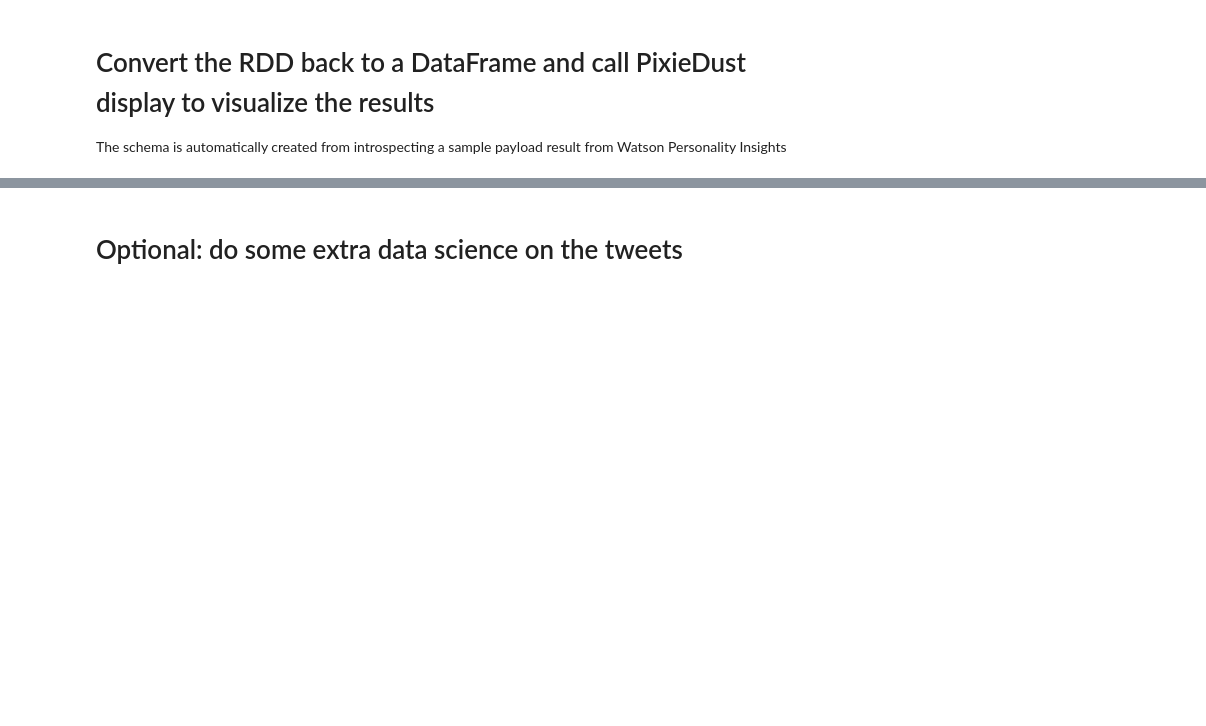
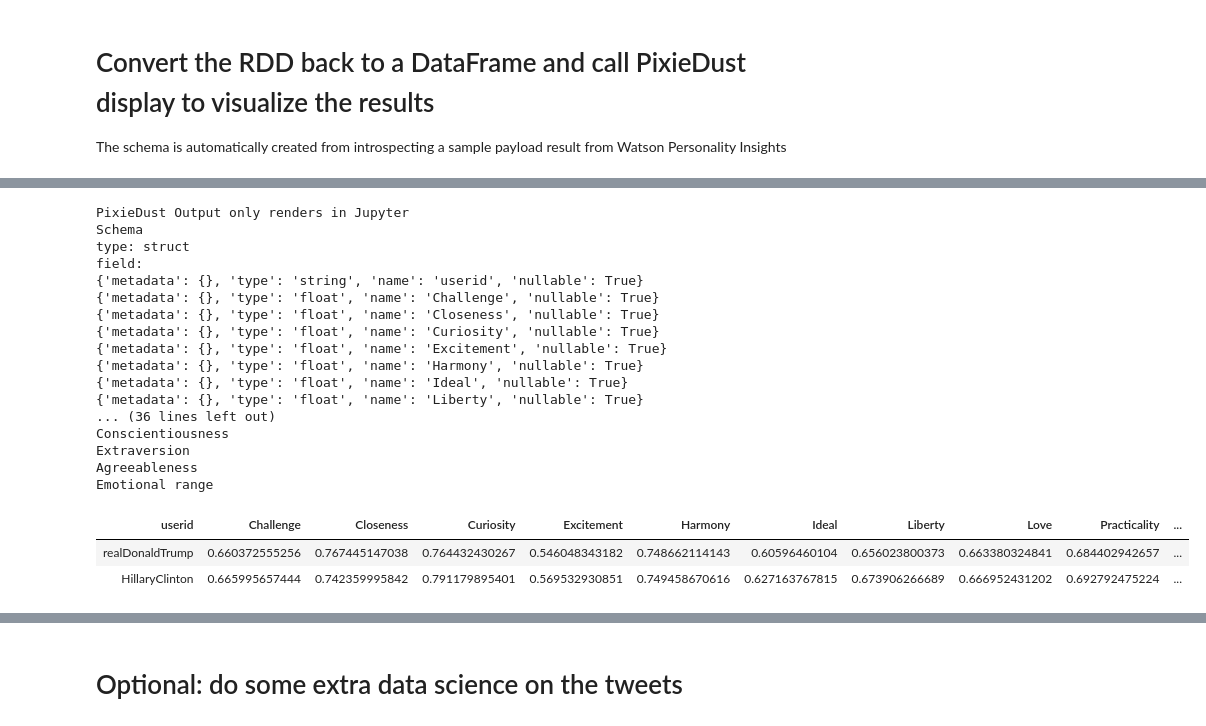
Before and after one commit to ibm-watson-data-lab/spark.samples, a Jupyter notebook: notebook/Twitter Sentiment with Watson TA and PI.ipynb, the cells around one changed output, grey strips where cells are left out. Cells and saved outputs as stored; diff of their text form; code cells hidden in the pictures; blank space fills up the shorter version.

```diff
--- a/notebook/Twitter Sentiment with Watson TA and PI.ipynb
+++ b/notebook/Twitter Sentiment with Watson TA and PI.ipynb
@@ -143,9 +208,9 @@ def getPersonalityInsight(text, schema=False):
 
         if schema:
             return \
-                [StructField("needs_" + t['name'], FloatType()) for t in p["needs"]] + \
-                [StructField("values_" + t['name'], FloatType()) for t in p["values"]] + \
-                [StructField("personality_" + t['name'], FloatType()) for t in p['personality' ]]
+                [StructField(t['name'], FloatType()) for t in p["needs"]] + \
+                [StructField(t['name'], FloatType()) for t in p["values"]] + \
+                [StructField(t['name'], FloatType()) for t in p['personality' ]]
         else:
             return \
                 [t['raw_score'] for t in p["needs"]] + \
@@ -174,0 +248,12 @@ display(usersWithPIDF)
+# %%
+candidates = "realDonaldTrump HillaryClinton".split(" ")
+candidatesRDD = sc.parallelize(candidates)\
+    .flatMap(lambda s: [(t.user.screen_name, t.text.encode('ascii', 'ignore')) for t in getTweets(s)])\
+    .map(lambda s: (s[0], s[1]))\
+    .reduceByKey(lambda s,t: s + '\n' + t)\
+    .filter(lambda s: len(re.findall(r'\w+', s[1])) > 100 )\
+    .map(lambda s: [s[0]] + getPersonalityInsight(s[1]))
+
+candidatesPIDF = sqlContext.createDataFrame(
+   candidatesRDD, schema
+)
@@ -174,0 +264,23 @@ display(usersWithPIDF)
+# %%
+display(candidatesPIDF)
+# %% [output]
+PixieDust Output only renders in Jupyter
+Schema
+type: struct
+field:
+{'metadata': {}, 'type': 'string', 'name': 'userid', 'nullable': True}
+{'metadata': {}, 'type': 'float', 'name': 'Challenge', 'nullable': True}
+{'metadata': {}, 'type': 'float', 'name': 'Closeness', 'nullable': True}
+{'metadata': {}, 'type': 'float', 'name': 'Curiosity', 'nullable': True}
+{'metadata': {}, 'type': 'float', 'name': 'Excitement', 'nullable': True}
+{'metadata': {}, 'type': 'float', 'name': 'Harmony', 'nullable': True}
+{'metadata': {}, 'type': 'float', 'name': 'Ideal', 'nullable': True}
+{'metadata': {}, 'type': 'float', 'name': 'Liberty', 'nullable': True}
+... (36 lines left out)
+Conscientiousness
+Extraversion
+Agreeableness
+Emotional range
+| userid | Challenge | Closeness | Curiosity | Excitement | Harmony | Ideal | Liberty | Love | Practicality | ... |
+| realDonaldTrump | 0.660372555256 | 0.767445147038 | 0.764432430267 | 0.546048343182 | 0.748662114143 | 0.60596460104 | 0.656023800373 | 0.663380324841 | 0.684402942657 | ... |
+| HillaryClinton | 0.665995657444 | 0.742359995842 | 0.791179895401 | 0.569532930851 | 0.749458670616 | 0.627163767815 | 0.673906266689 | 0.666952431202 | 0.692792475224 | ... |
```
Also changed, not shown: parts of 13 cells of this notebook.
